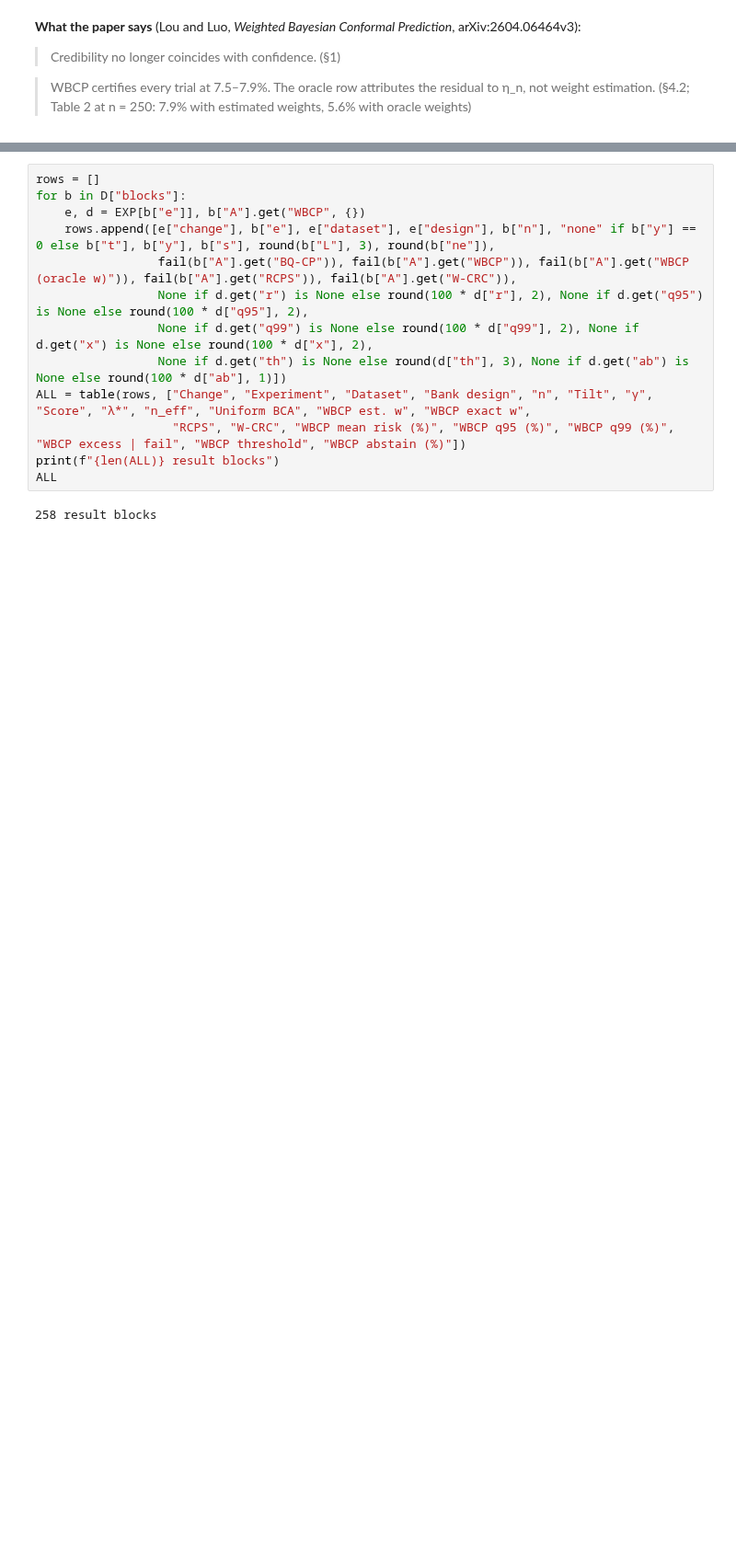
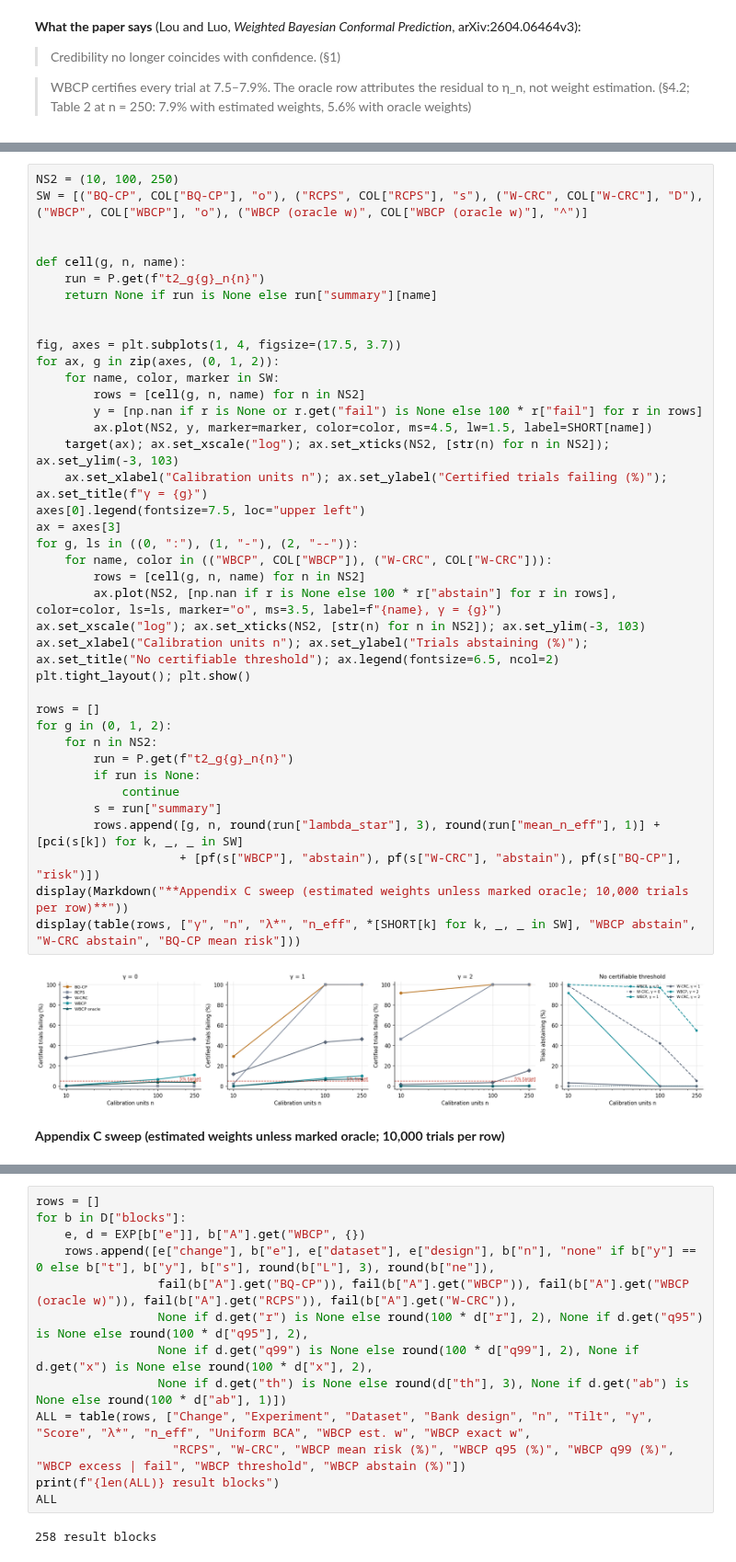
Before and after one commit to dbayha7/BCA, a Jupyter notebook: experiments/wbcp/results.ipynb, the cells around one changed output, grey strips where cells are left out. Shown at 92% size. Saved outputs shown, nothing was run; the diff lists cells and outputs as text; blank space fills up the shorter version.

```diff
--- a/experiments/wbcp/results.ipynb
+++ b/experiments/wbcp/results.ipynb
@@ -779,0 +931,42 @@ display(table(rows, ["Tilt", "γ", "n", "B = max w ÷ mean w", "E[w²]", "n_eff
+# %%
+NS2 = (10, 100, 250)
+SW = [("BQ-CP", COL["BQ-CP"], "o"), ("RCPS", COL["RCPS"], "s"), ("W-CRC", COL["W-CRC"], "D"), ("WBCP", COL["WBCP"], "o"), ("WBCP (oracle w)", COL["WBCP (oracle w)"], "^")]
+
+
+def cell(g, n, name):
+    run = P.get(f"t2_g{g}_n{n}")
+    return None if run is None else run["summary"][name]
+
+
+fig, axes = plt.subplots(1, 4, figsize=(17.5, 3.7))
+for ax, g in zip(axes, (0, 1, 2)):
+    for name, color, marker in SW:
+        rows = [cell(g, n, name) for n in NS2]
+        y = [np.nan if r is None or r.get("fail") is None else 100 * r["fail"] for r in rows]
+        ax.plot(NS2, y, marker=marker, color=color, ms=4.5, lw=1.5, label=SHORT[name])
+    target(ax); ax.set_xscale("log"); ax.set_xticks(NS2, [str(n) for n in NS2]); ax.set_ylim(-3, 103)
+    ax.set_xlabel("Calibration units n"); ax.set_ylabel("Certified trials failing (%)"); ax.set_title(f"γ = {g}")
+axes[0].legend(fontsize=7.5, loc="upper left")
+ax = axes[3]
+for g, ls in ((0, ":"), (1, "-"), (2, "--")):
+    for name, color in (("WBCP", COL["WBCP"]), ("W-CRC", COL["W-CRC"])):
+        rows = [cell(g, n, name) for n in NS2]
+        ax.plot(NS2, [np.nan if r is None else 100 * r["abstain"] for r in rows], color=color, ls=ls, marker="o", ms=3.5, label=f"{name}, γ = {g}")
+ax.set_xscale("log"); ax.set_xticks(NS2, [str(n) for n in NS2]); ax.set_ylim(-3, 103)
+ax.set_xlabel("Calibration units n"); ax.set_ylabel("Trials abstaining (%)"); ax.set_title("No certifiable threshold"); ax.legend(fontsize=6.5, ncol=2)
+plt.tight_layout(); plt.show()
+
+rows = []
+for g in (0, 1, 2):
+    for n in NS2:
+        run = P.get(f"t2_g{g}_n{n}")
+        if run is None:
+            continue
+        s = run["summary"]
+        rows.append([g, n, round(run["lambda_star"], 3), round(run["mean_n_eff"], 1)] + [pci(s[k]) for k, _, _ in SW]
+                    + [pf(s["WBCP"], "abstain"), pf(s["W-CRC"], "abstain"), pf(s["BQ-CP"], "risk")])
+display(Markdown("**Appendix C sweep (estimated weights unless marked oracle; 10,000 trials per row)**"))
+display(table(rows, ["γ", "n", "λ*", "n_eff", *[SHORT[k] for k, _, _ in SW], "WBCP abstain", "W-CRC abstain", "BQ-CP mean risk"]))
+# %% [output]
+[figure, added]
+**Appendix C sweep (estimated weights unless marked oracle; 10,000 trials per row)**
```
Also changed, not shown: parts of 11 cells of this notebook, 4 other files.
